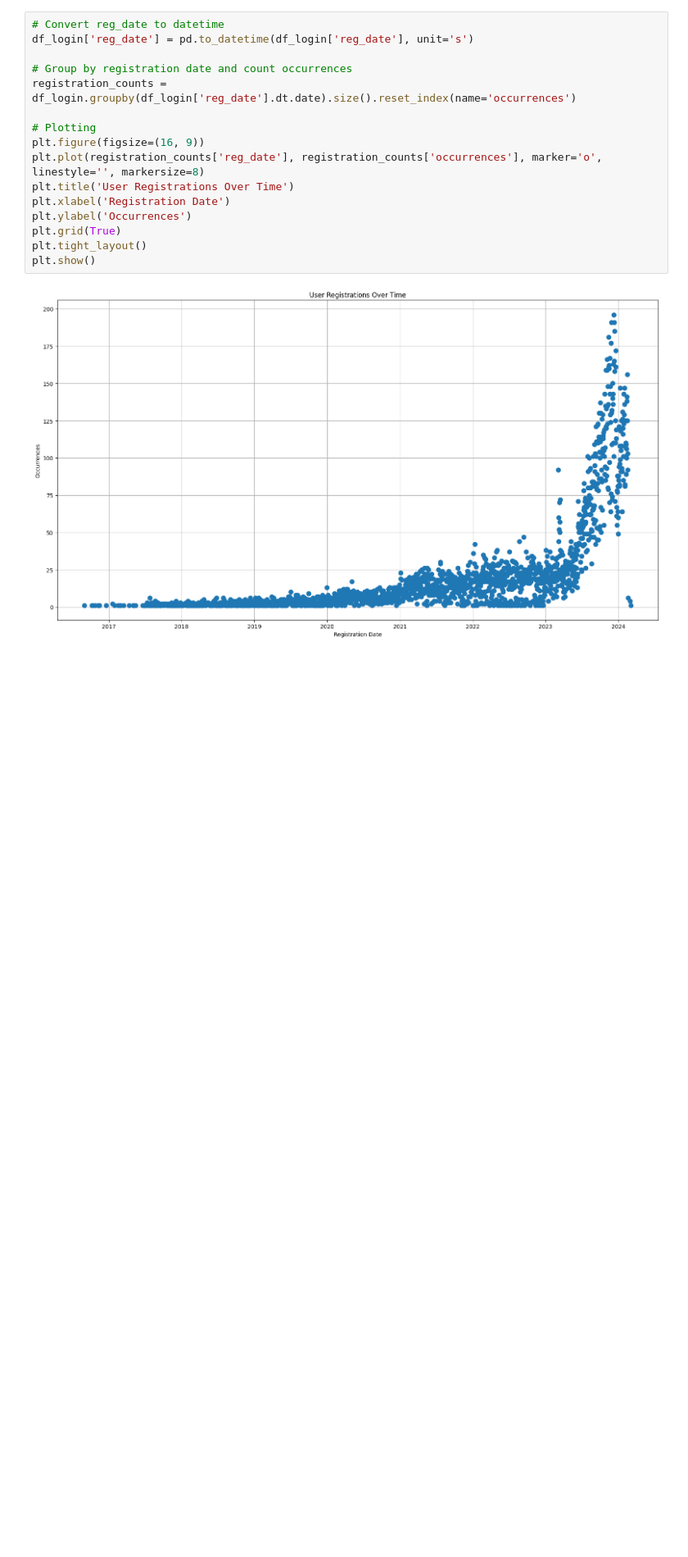
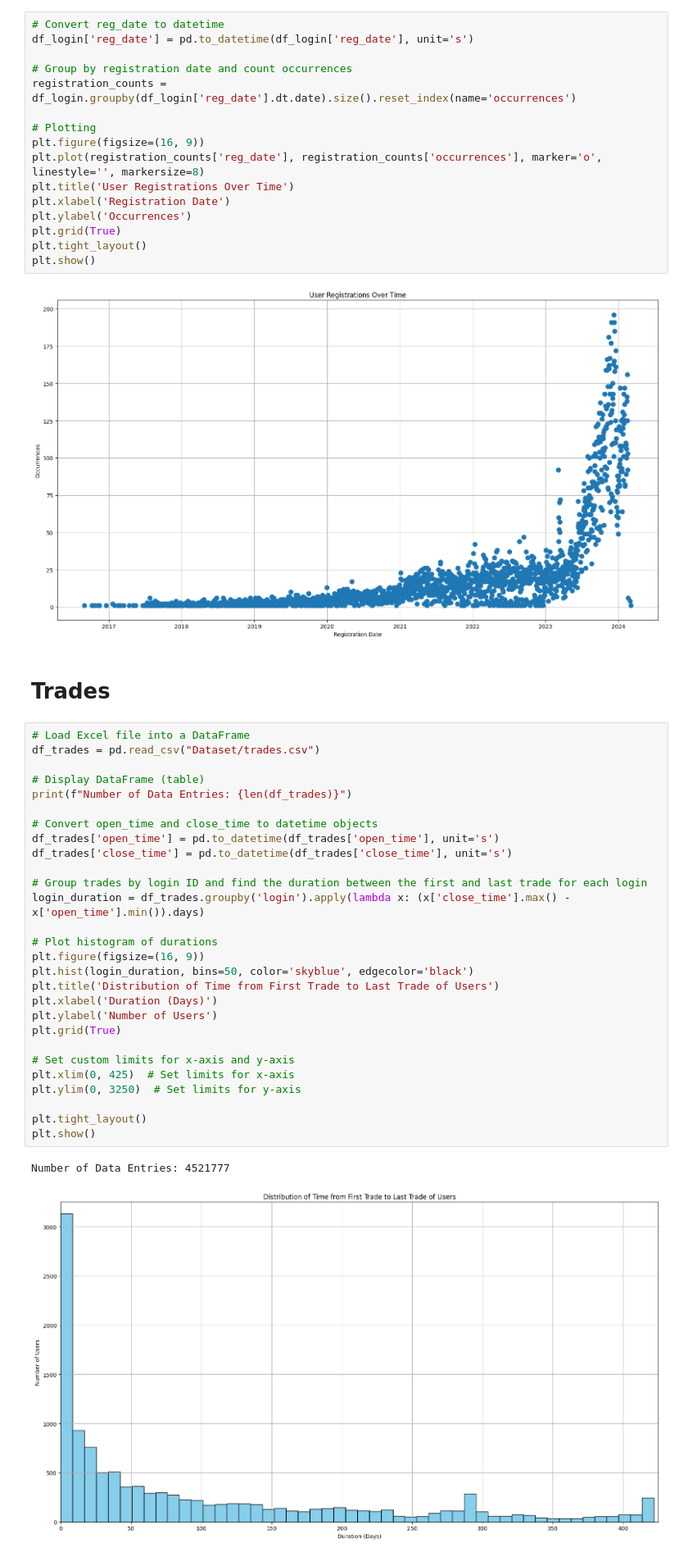
Before and after one commit to CommonCrayon/CapstoneProject, a Jupyter notebook: DataExploration.ipynb, the cells around one changed output. Shown at 82% size. Drawn from its saved outputs; the diff is of its cells as text; blank space fills up the shorter version.

```diff
--- a/DataExploration.ipynb
+++ b/DataExploration.ipynb
@@ -134,3 +135,36 @@ plt.tight_layout()
 plt.show()
 # %% [output]
 [figure]
+# %% [markdown]
+# Trades
+# %%
+# Load Excel file into a DataFrame
+df_trades = pd.read_csv("Dataset/trades.csv")
+
+# Display DataFrame (table)
+print(f"Number of Data Entries: {len(df_trades)}")
+
+# Convert open_time and close_time to datetime objects
+df_trades['open_time'] = pd.to_datetime(df_trades['open_time'], unit='s')
+df_trades['close_time'] = pd.to_datetime(df_trades['close_time'], unit='s')
+
+# Group trades by login ID and find the duration between the first and last trade for each login
+login_duration = df_trades.groupby('login').apply(lambda x: (x['close_time'].max() - x['open_time'].min()).days)
+
+# Plot histogram of durations
+plt.figure(figsize=(16, 9))
+plt.hist(login_duration, bins=50, color='skyblue', edgecolor='black')
+plt.title('Distribution of Time from First Trade to Last Trade of Users')
+plt.xlabel('Duration (Days)')
+plt.ylabel('Number of Users')
+plt.grid(True)
+
+# Set custom limits for x-axis and y-axis
+plt.xlim(0, 425)  # Set limits for x-axis
+plt.ylim(0, 3250)  # Set limits for y-axis
+
+plt.tight_layout()
+plt.show()
+# %% [output]
+Number of Data Entries: 4521777
+[figure, added]
```
Also changed, not shown: parts of 1 cell of this notebook.
